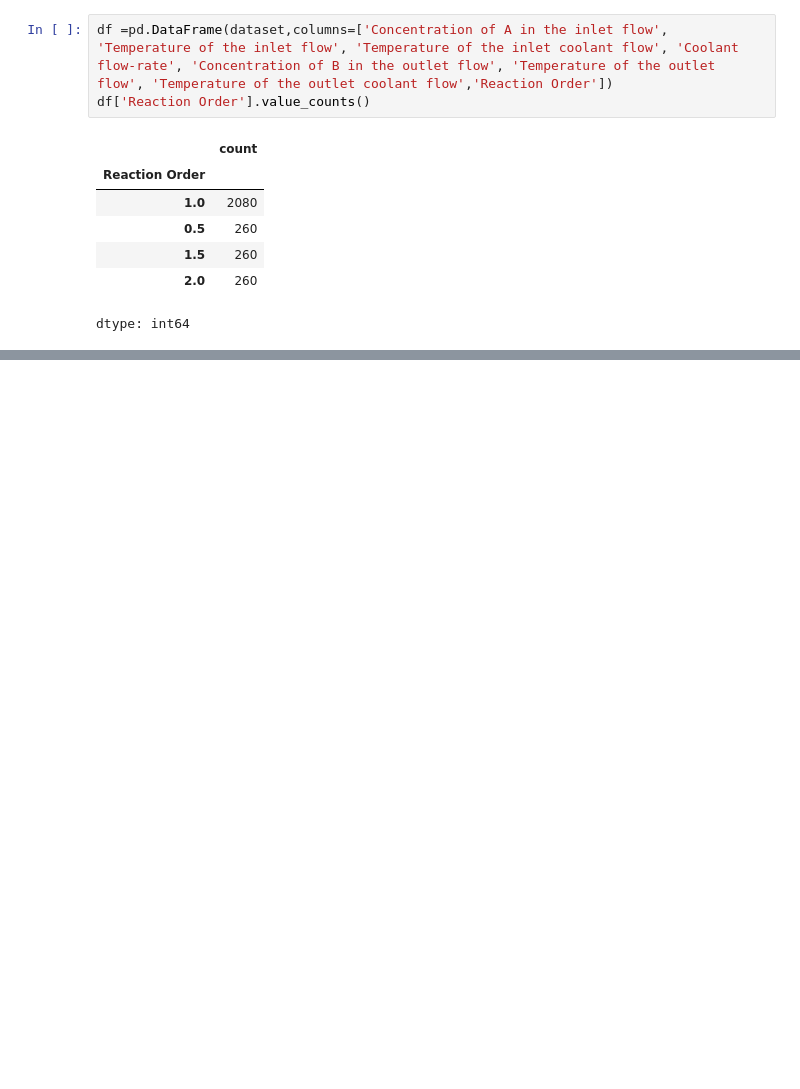
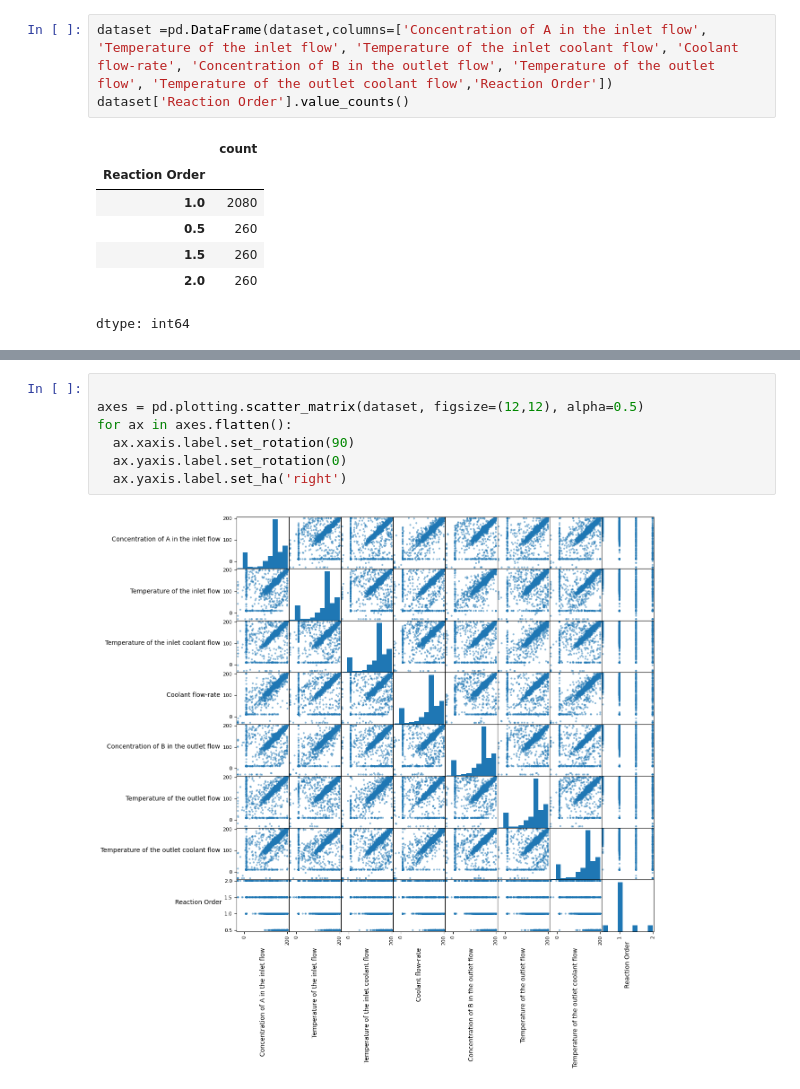
Before and after one commit to Favour-Aransiola/Prediction-of-CSTR-Reaction-Order, a Jupyter notebook: prediction.ipynb, the cells around one changed output, grey strips where cells are left out. Saved outputs shown, nothing was run; the diff lists cells and outputs as text; blank space fills up the shorter version.

```diff
--- a/prediction.ipynb
+++ b/prediction.ipynb
@@ -22,8 +30,8 @@ rxn_order = np.reshape(rxn_order,(-1,1))
 # Adding the feature to the label for complete dataset
 dataset = np.concat([two_hundred_minute_data,rxn_order],axis=1)
 # %%
-df =pd.DataFrame(dataset,columns=['Concentration of A in the inlet flow', 'Temperature of the inlet flow', 'Temperature of the inlet coolant flow', 'Coolant flow-rate', 'Concentration of B in the outlet flow', 'Temperature of the outlet flow', 'Temperature of the outlet coolant flow','Reaction Order'])
-df['Reaction Order'].value_counts()
+dataset =pd.DataFrame(dataset,columns=['Concentration of A in the inlet flow', 'Temperature of the inlet flow', 'Temperature of the inlet coolant flow', 'Coolant flow-rate', 'Concentration of B in the outlet flow', 'Temperature of the outlet flow', 'Temperature of the outlet coolant flow','Reaction Order'])
+dataset['Reaction Order'].value_counts()
 # %% [output]
 |  | count |
 | Reaction Order |  |
@@ -34,0 +70,9 @@ dtype: int64
+# %%
+
+axes = pd.plotting.scatter_matrix(dataset, figsize=(12,12), alpha=0.5)
+for ax in axes.flatten():
+  ax.xaxis.label.set_rotation(90)
+  ax.yaxis.label.set_rotation(0)
+  ax.yaxis.label.set_ha('right')
+# %% [output]
+[figure, added]
```
Also changed, not shown: parts of 12 cells of this notebook.
